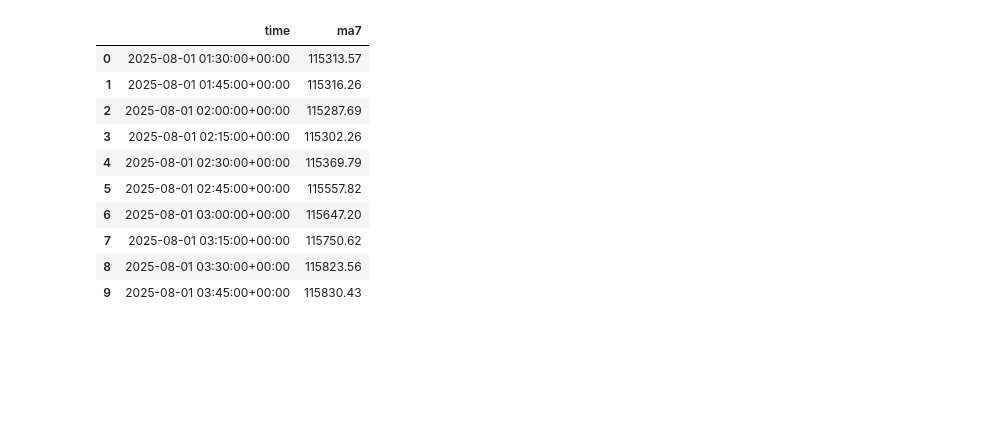
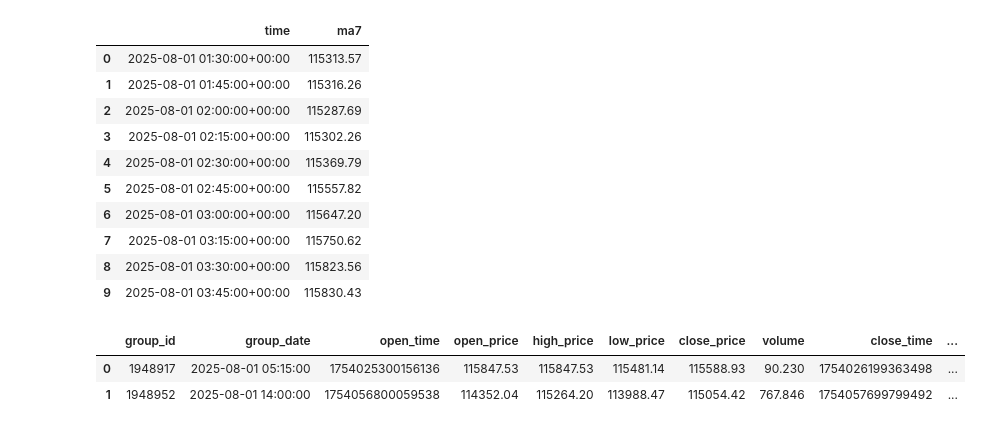
Before and after one commit to sweantu/crypto, a Jupyter notebook: crypto-batch/jupyter/data/serving_job.ipynb, the cells around one changed output. Drawn from its saved outputs; the diff is of its cells as text; code cells hidden in the pictures; blank space fills up the shorter version.

Commit message:
feat: pattern in grafana

```diff
--- a/crypto-batch/jupyter/data/serving_job.ipynb
+++ b/crypto-batch/jupyter/data/serving_job.ipynb
@@ -110,3 +110,11 @@ df.head(10)
 | 7 | 2025-08-01 03:15:00+00:00 | 115750.62 |
 | 8 | 2025-08-01 03:30:00+00:00 | 115823.56 |
 | 9 | 2025-08-01 03:45:00+00:00 | 115830.43 |
+# %%
+cur.execute("select * from serving_db.pattern_two where pattern is not null")
+df = pd.DataFrame(cur.fetchall(), columns=[desc[0] for desc in cur.description])
+df.head(30)
+# %% [output]
+|  | group_id | group_date | open_time | open_price | high_price | low_price | close_price | volume | close_time | ... |
+| 0 | 1948917 | 2025-08-01 05:15:00 | 1754025300156136 | 115847.53 | 115847.53 | 115481.14 | 115588.93 | 90.230 | 1754026199363498 | ... |
+| 1 | 1948952 | 2025-08-01 14:00:00 | 1754056800059538 | 114352.04 | 115264.20 | 113988.47 | 115054.42 | 767.846 | 1754057699799492 | ... |
```
Also changed, not shown: 3 other files.
